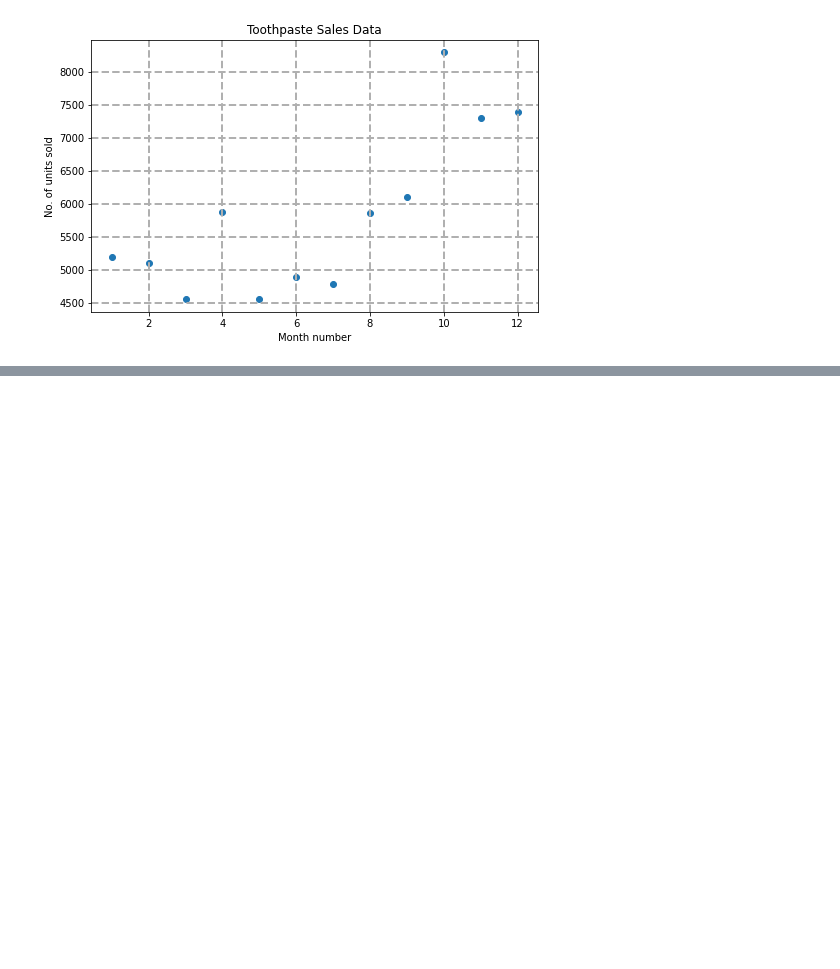
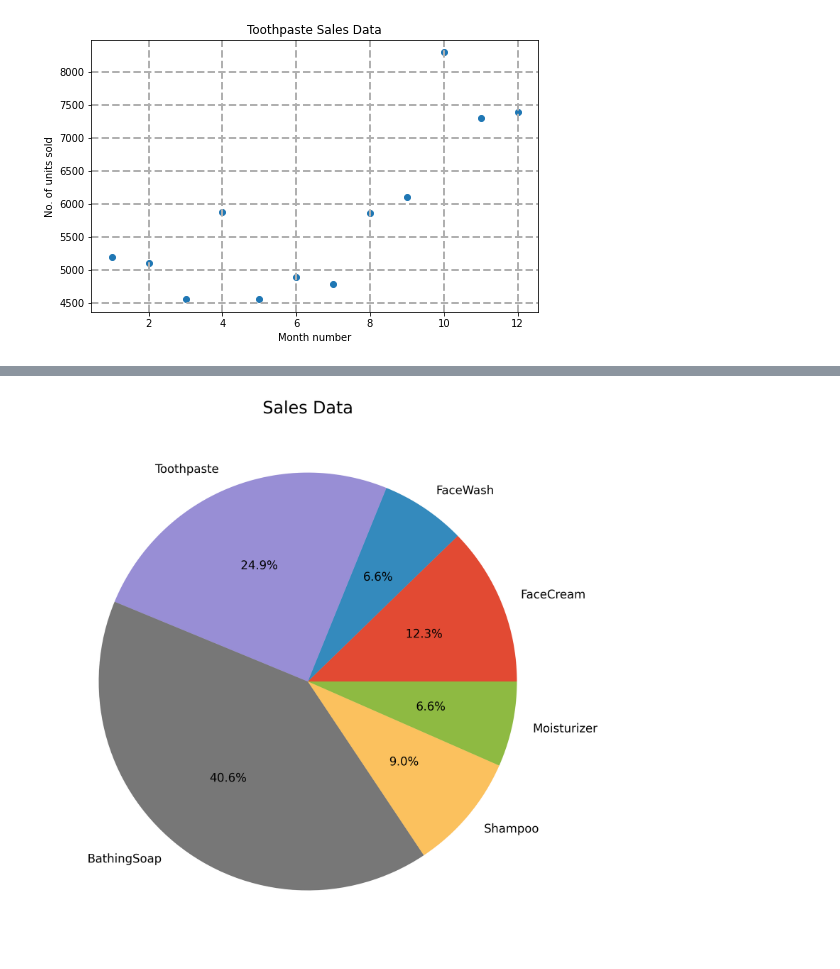
Before and after one commit to abh1n4v/Matplotlib, a Jupyter notebook: Exercise.ipynb, the cells around one changed output, grey strips where cells are left out. Cells and saved outputs as stored; diff of their text form; code cells hidden in the pictures; blank space fills up the shorter version.

```diff
--- a/Exercise.ipynb
+++ b/Exercise.ipynb
@@ -70,0 +98,11 @@ plt.show()
+# %%
+#8
+plt.style.use('ggplot')
+plt.figure(figsize=(8,15),dpi=300)
+salesData= [df['facecream'].sum(), df['facewash'].sum(), df['toothpaste'].sum(), df['bathingsoap'].sum(), df['shampoo'].sum(), df['moisturizer'].sum()]
+labels= ['FaceCream', 'FaceWash', 'Toothpaste', 'BathingSoap', 'Shampoo', 'Moisturizer']
+plt.pie(salesData, labels=labels, autopct='%.1f%%')
+plt.title('Sales Data')
+plt.show()
+# %% [output]
+[figure, added]
```
Also changed, not shown: parts of 2 cells of this notebook.
